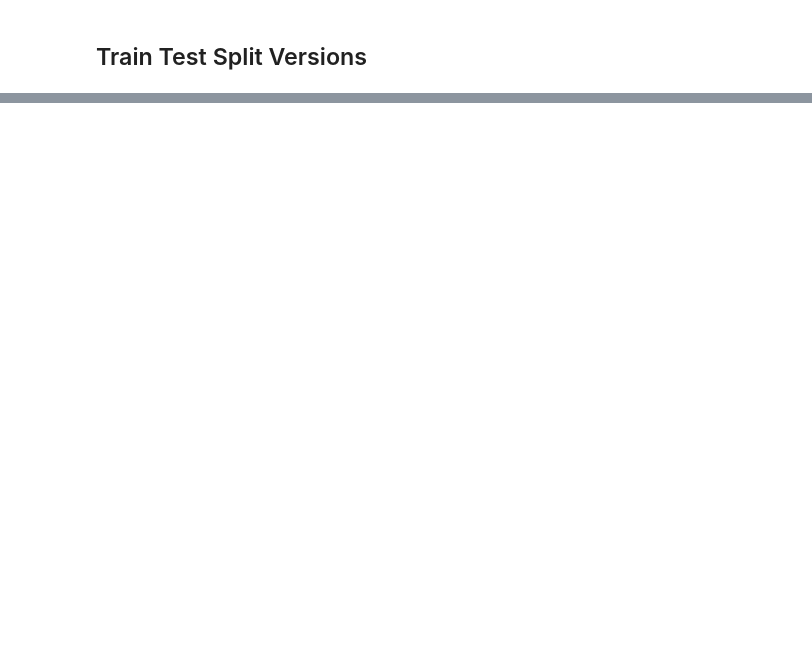
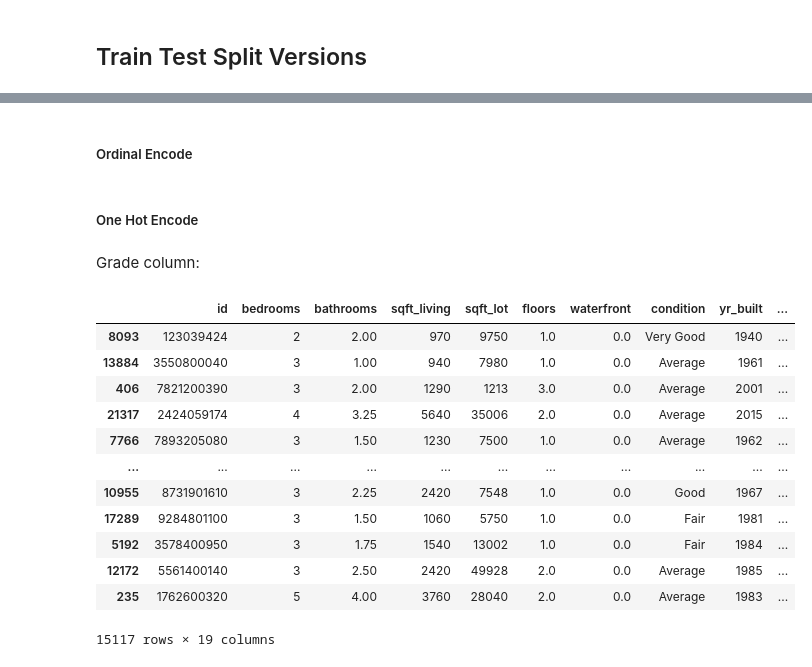
Before and after one commit to UpGoerFive/King-County-Project, a Jupyter notebook: Nathaniel-EDA.ipynb, the cells around one changed output, grey strips where cells are left out. Cells and saved outputs as stored; diff of their text form; code cells hidden in the pictures; blank space fills up the shorter version.

Commit message:
Train test split versions done

```diff
--- a/Nathaniel-EDA.ipynb
+++ b/Nathaniel-EDA.ipynb
@@ -258,0 +239,3 @@ sns.lineplot(x=X['sqft_living'], y=prediction[:, 0], ax=ax, color='r');
+# %%
+# Split with random state for repeatability
+X_train, X_test, y_train, y_test = train_test_split(kc_house_df.drop('price', axis=1), kc_house_df.price, test_size=0.3, random_state=1)
@@ -258,0 +272,3 @@ sns.lineplot(x=X['sqft_living'], y=prediction[:, 0], ax=ax, color='r');
+# %%
+X_stripped_down_train = X_train.loc[:, ['id', 'bedrooms', 'bathrooms', 'sqft_living', 'sqft_lot', 'floors', 'waterfront', 'condition', 'grade', 'yr_built']]
+X_stripped_down_train.info()
@@ -258,0 +293,49 @@ sns.lineplot(x=X['sqft_living'], y=prediction[:, 0], ax=ax, color='r');
+# %%
+# fill nulls
+water_imputer = SimpleImputer(strategy='most_frequent')
+X_stripped_down_train['waterfront'] = water_imputer.fit_transform(X_stripped_down_train['waterfront'].values.reshape(-1,1))[:, 0]
+# %% [markdown]
+##### Ordinal Encode
+# %%
+water_front_vals = X_stripped_down_train[['waterfront']]
+# separate encoder to be used to convert test data to usable form later
+water_encoder = OrdinalEncoder()
+# only fit on training data
+water_encoder.fit(water_front_vals)
+# transform and flatten training data
+water_train_transform = water_encoder.transform(water_front_vals).flatten()
+# replace original categorical with new boolean, integer data
+X_stripped_down_train['waterfront'] = water_train_transform
+# %% [markdown]
+##### One Hot Encode
+# %% [markdown]
+Grade column:
+# %%
+grade_train_vals = X_stripped_down_train[['grade']]
+# grade encoder for later use, drops first column to avoid multicollinearity
+grade_ohe = OneHotEncoder(categories='auto', sparse=False, drop='first')
+grade_ohe.fit(grade_train_vals)
+grade_train_encoded = grade_ohe.transform(grade_train_vals)
+# get list of nicer column names
+grade_categories = [f"Grade: {cat.split()[0]}" for cat in grade_ohe.categories_[0][1:]]
+# convert to dataframe for ease of use
+grade_train_encoded = pd.DataFrame(grade_train_encoded, columns=grade_categories, index=X_stripped_down_train.index)
+# drop old column
+X_stripped_down_train = X_stripped_down_train.drop("grade", axis=1)
+# add in new columns
+X_stripped_down_train = pd.concat([X_stripped_down_train, grade_train_encoded], axis=1)
+X_stripped_down_train
+# %% [output]
+|  | id | bedrooms | bathrooms | sqft_living | sqft_lot | floors | waterfront | condition | yr_built | ... |
+| 8093 | 123039424 | 2 | 2.00 | 970 | 9750 | 1.0 | 0.0 | Very Good | 1940 | ... |
+| 13884 | 3550800040 | 3 | 1.00 | 940 | 7980 | 1.0 | 0.0 | Average | 1961 | ... |
+| 406 | 7821200390 | 3 | 2.00 | 1290 | 1213 | 3.0 | 0.0 | Average | 2001 | ... |
+| 21317 | 2424059174 | 4 | 3.25 | 5640 | 35006 | 2.0 | 0.0 | Average | 2015 | ... |
+| 7766 | 7893205080 | 3 | 1.50 | 1230 | 7500 | 1.0 | 0.0 | Average | 1962 | ... |
+| ... | ... | ... | ... | ... | ... | ... | ... | ... | ... | ... |
+| 10955 | 8731901610 | 3 | 2.25 | 2420 | 7548 | 1.0 | 0.0 | Good | 1967 | ... |
+| 17289 | 9284801100 | 3 | 1.50 | 1060 | 5750 | 1.0 | 0.0 | Fair | 1981 | ... |
+| 5192 | 3578400950 | 3 | 1.75 | 1540 | 13002 | 1.0 | 0.0 | Fair | 1984 | ... |
+| 12172 | 5561400140 | 3 | 2.50 | 2420 | 49928 | 2.0 | 0.0 | Average | 1985 | ... |
+| 235 | 1762600320 | 5 | 4.00 | 3760 | 28040 | 2.0 | 0.0 | Average | 1983 | ... |
+15117 rows × 19 columns
```
Also changed, not shown: parts of 30 cells of this notebook.
